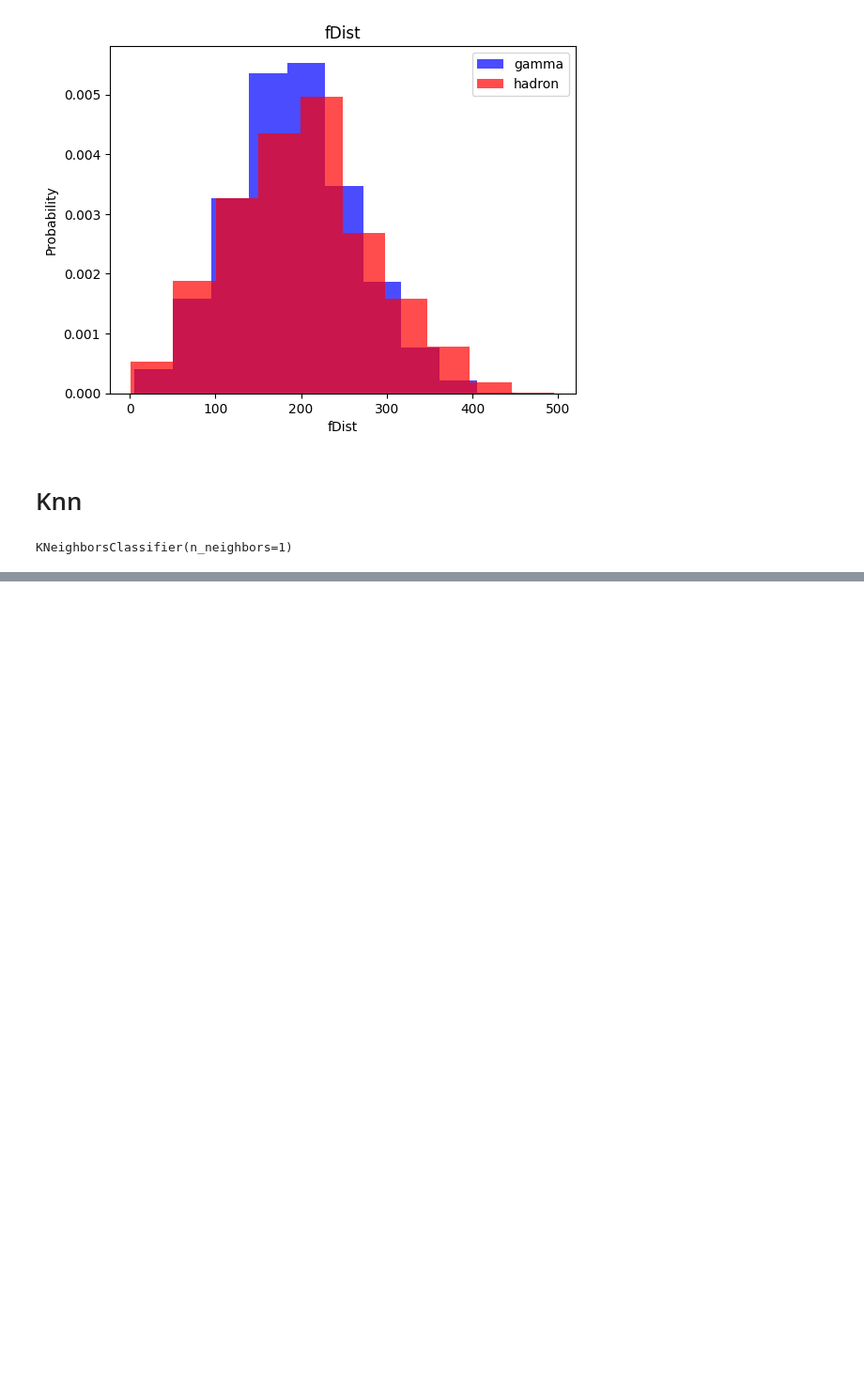
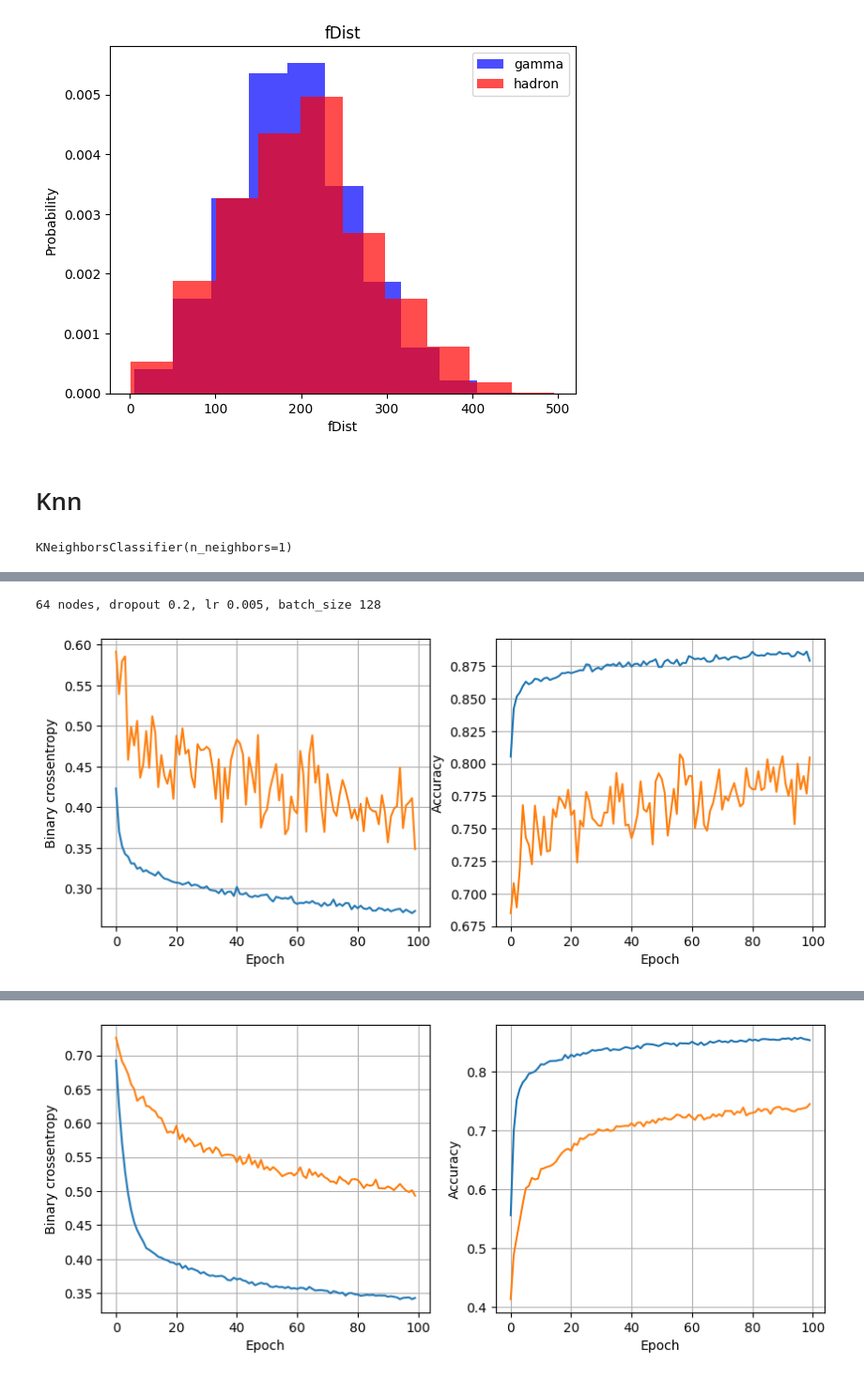
Before and after one commit to tarunchaudhary1/ml_learning, a Jupyter notebook: 1st.ipynb, the cells around one changed output, grey strips where cells are left out. Shown: that part at 94% size. Drawn from its saved outputs; the diff is of its cells as text; code cells hidden in the pictures; blank space fills up the shorter version.

```diff
--- a/1st.ipynb
+++ b/1st.ipynb
@@ -115,0 +159,35 @@ weighted avg       0.71      0.72      0.70      3804
+# %%
+def train_model(x_train, y_train, num_nodes, dropout_prob, lr, batch_size, epochs):
+  nn_model = tf.keras.Sequential([
+      tf.keras.layers.Dense(num_nodes,activation = 'relu',input_shape=(10,)),
+      tf.keras.layers.Dropout(dropout_prob),
+      tf.keras.layers.Dense(num_nodes,activation = 'relu'),
+      tf.keras.layers.Dropout(dropout_prob),
+      tf.keras.layers.Dense(1,activation = 'sigmoid')
+  ])
+
+  nn_model.compile(optimizer = tf.keras.optimizers.Adam(lr), loss='binary_crossentropy', metrics=['accuracy'])
+  history = nn_model.fit(
+    x_train,y_train,
+    epochs = epochs, batch_size = batch_size, validation_split = 0.2,verbose = 0
+  )
+
+  return nn_model,history
+# %%
+epochs = 100
+least_val_loss = float('inf')
+least_loss_model = None
+for num_nodes in [64]:
+  for dropout_prob in [0.2]:
+    for lr in [0.005,0.0001]:
+      for batch_size in [128]:
+        print(f"{num_nodes} nodes, dropout {dropout_prob}, lr {lr}, batch_size {batch_size}")
+        model, history = train_model(x_train, y_train, num_nodes, dropout_prob, lr, batch_size, epochs)
+        plot_history(history)
+        val_loss = model.evaluate(x_valid, y_valid)[0]
+        if val_loss < least_val_loss:
+          least_val_loss = val_loss
+          least_loss_model = model
+# %% [output]
+64 nodes, dropout 0.2, lr 0.005, batch_size 128
+[figure, added]
@@ -115,0 +196 @@ weighted avg       0.71      0.72      0.70      3804
+[figure, added]
```
Also changed, not shown: parts of 15 cells of this notebook.
